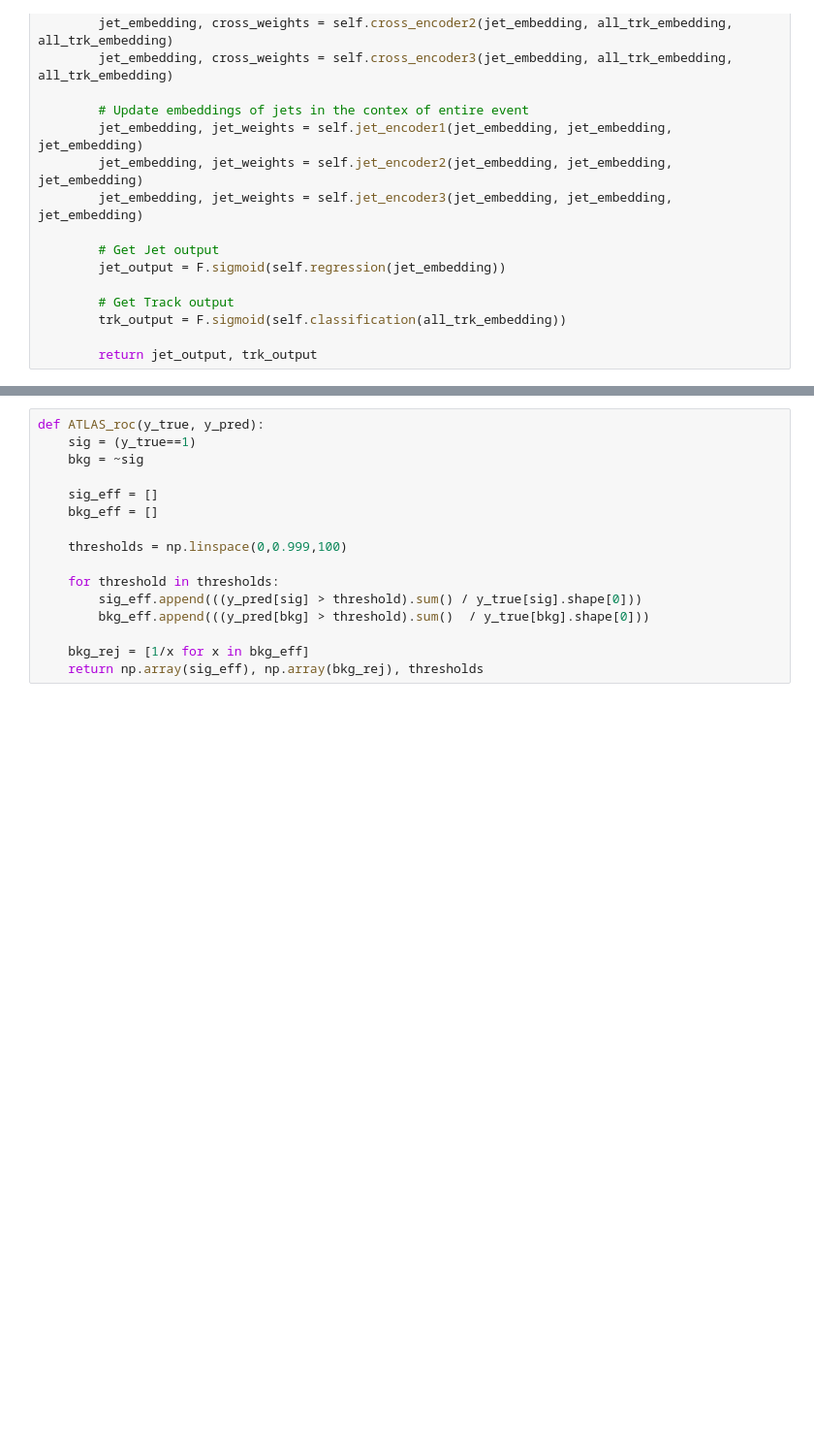
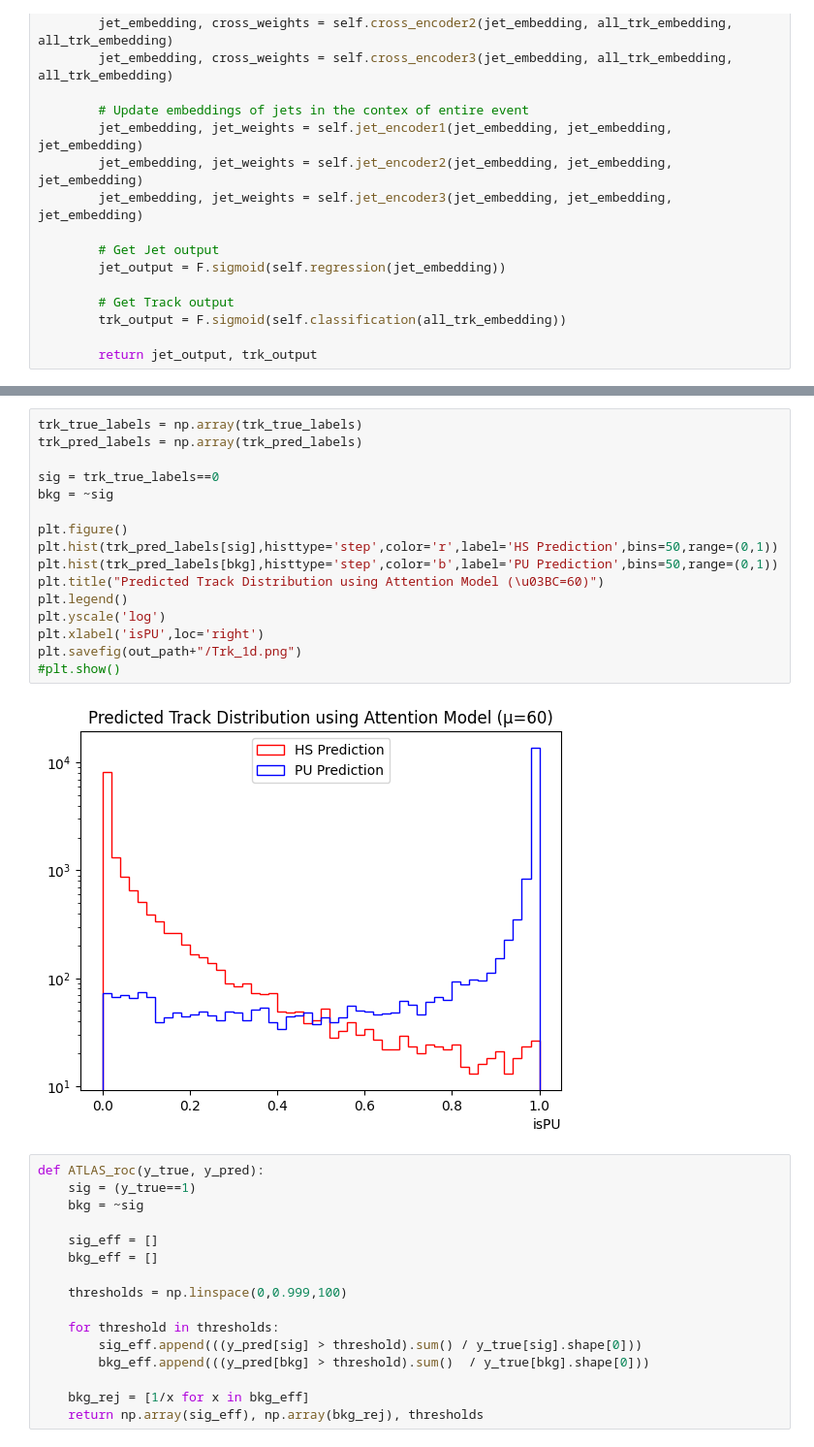
Before and after one commit to LukeV37/Pileup_Project_v1, a Jupyter notebook: models/train.ipynb, the cells around one changed output, grey strips where cells are left out. Shown at 97% size. Drawn from its saved outputs; the diff is of its cells as text; blank space fills up the shorter version.

```diff
--- a/models/train.ipynb
+++ b/models/train.ipynb
@@ -317,3 +375,21 @@ plt.savefig(out_path+"/pred_2d.png")
+# %%
+trk_true_labels = np.array(trk_true_labels)
+trk_pred_labels = np.array(trk_pred_labels)
+
+sig = trk_true_labels==0
+bkg = ~sig
+
+plt.figure()
+plt.hist(trk_pred_labels[sig],histtype='step',color='r',label='HS Prediction',bins=50,range=(0,1))
+plt.hist(trk_pred_labels[bkg],histtype='step',color='b',label='PU Prediction',bins=50,range=(0,1))
+plt.title("Predicted Track Distribution using Attention Model (\u03BC=60)")
+plt.legend()
+plt.yscale('log')
+plt.xlabel('isPU',loc='right')
+plt.savefig(out_path+"/Trk_1d.png")
+#plt.show()
+# %% [output]
+[figure, added]
 # %%
 def ATLAS_roc(y_true, y_pred):
     sig = (y_true==1)
```
Also changed, not shown: parts of 15 cells of this notebook.
